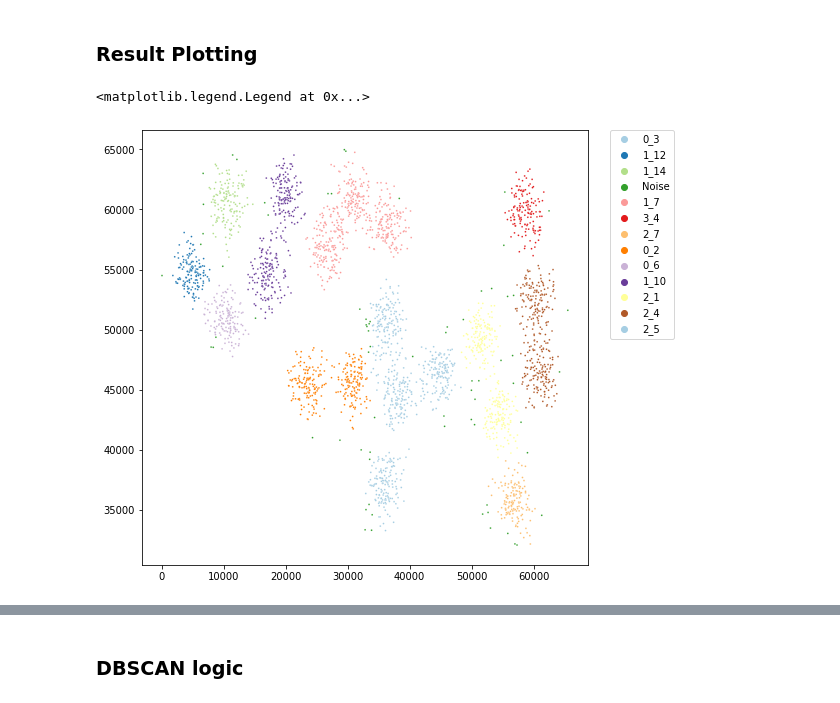
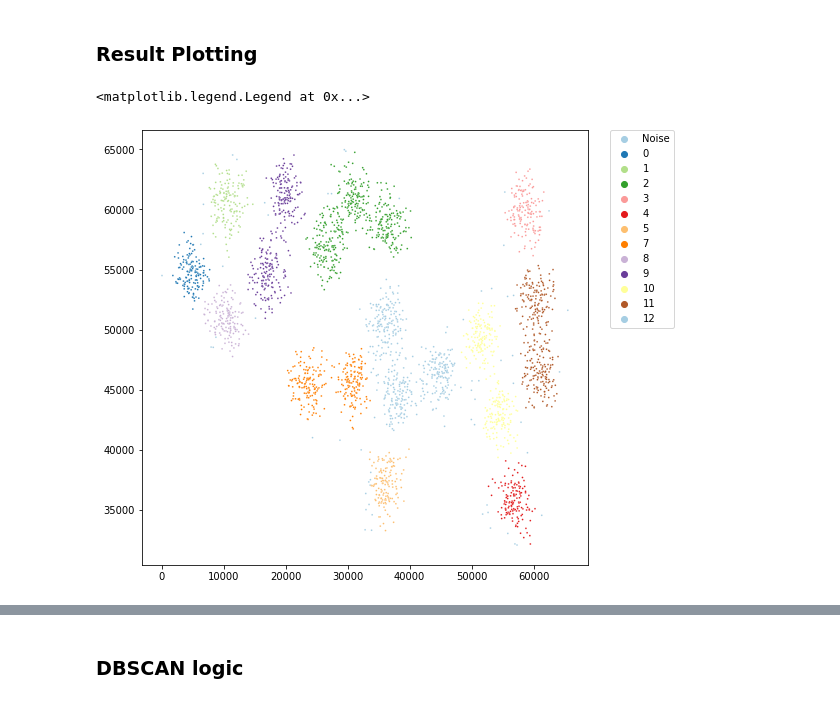
Before and after one commit to patricklgl/5003GroupProject, a Jupyter notebook: Steven_version.ipynb, the cells around one changed output, grey strips where cells are left out. Saved outputs shown, nothing was run; the diff lists cells and outputs as text; code cells hidden in the pictures.

```diff
--- a/Steven_version.ipynb
+++ b/Steven_version.ipynb
@@ -270,3 +269,0 @@ Time: 0.6216309070587158
-# %%
-li = [((243,32),25),((23,33),3)]
-max(li, key=lambda x: x[1])
@@ -290,24 +351,50 @@ reducebykey()
+# %%
+# get the cluster histogram [(c_id, count_of_pts),...]
+cluster_histogram = labelled_noise_RDD.map(lambda x: (x[1],1)).reduceByKey(lambda x,y: x+y)
+
+number_of_cluster = cluster_histogram.count()
+cluster_histogram_list = cluster_histogram.collect()
+
+# init a dict to map the old c_id with the new ordered c_id [0,..., number_of_cluster -1]
+cluster_dict = {'Noise': 'Noise'}
+counter = 0
+while counter < number_of_cluster:
+    if cluster_histogram_list[counter][0] != 'Noise':
+        cluster_dict[cluster_histogram_list[counter][0]] = counter
+    counter +=1
+# %%
+# for each pt, if its c_id is found in the dictionary (it must be, can use the else case for debugging),
+# assign the new c_id to the point
+def reassign_ordered_id(element):
+    if element[1] in cluster_dict:
+        return (element[0],cluster_dict[element[1]])
+    else:
+        return element
+
+ordered_RDD = labelled_noise_RDD.map(reassign_ordered_id)
 # %% [markdown]
 ### Result Plotting
 # %%
 import matplotlib.pyplot as plt
 import seaborn as sns
 # %%
+labelled_list = ordered_RDD.collect()
+
 x = []
 y = []
 c = []
 # plt.figure(figsize=(8, 8))
 for i in labelled_list:
     x.append(i[0][0])
     y.append(i[0][1])
     c.append(i[1])
 # plt.scatter(x,y, 1)
 plt.figure(figsize=(8, 8))
 sns.scatterplot(x,y, s=3, hue=c, palette='Paired')
 plt.legend(bbox_to_anchor=(1.05, 1), loc='upper left', borderaxespad=0)
 # %% [output]
 <matplotlib.legend.Legend at 0x...>
-[figure, old version]
+[figure, new version]
 # %%
 plt.figure(figsize=(8, 8))
 
```
Also changed, not shown: parts of 17 cells of this notebook.
